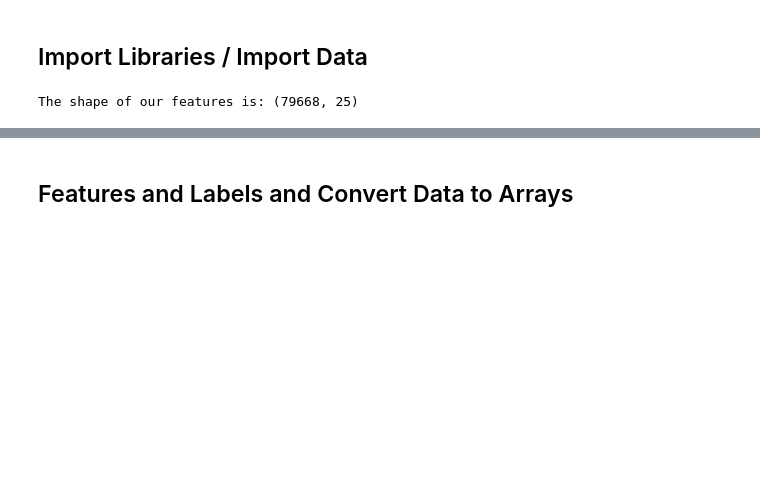
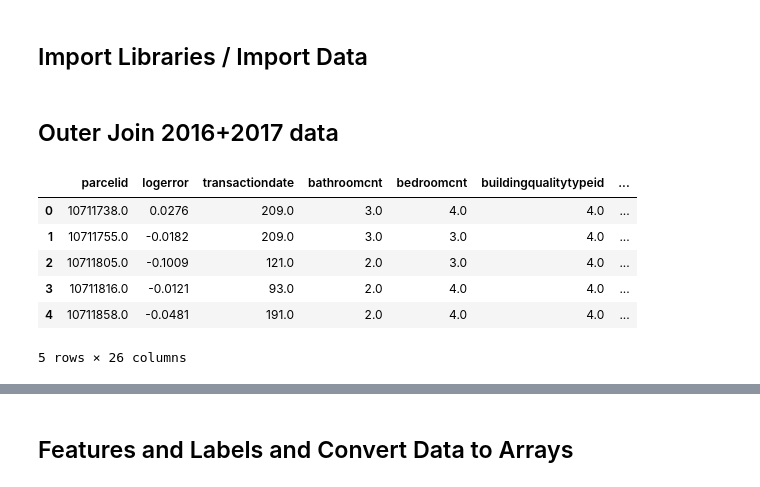
Before and after one commit to wisamb/ZillowHomeValuation, a Jupyter notebook: 11_Models_MLP.ipynb, the cells around one changed output, grey strips where cells are left out. Drawn from its saved outputs; the diff is of its cells as text; code cells hidden in the pictures; blank space fills up the shorter version.

```diff
--- a/11_Models_MLP.ipynb
+++ b/11_Models_MLP.ipynb
@@ -16,9 +10,5 @@ import seaborn as sns
 import matplotlib.pyplot as plt
 %matplotlib inline
 import mglearn
-# %%
-dataset = pd.read_csv("training_2016.csv", index_col=0, na_values=['NA'], sep=',',low_memory=False)
-dataset = dataset.drop('parcelid', axis = 1)
-print('The shape of our features is:', dataset.shape)
-# %% [output]
-The shape of our features is: (79668, 25)
+# %% [markdown]
+## Outer Join 2016+2017 data
@@ -24,0 +20,10 @@ The shape of our features is: (79668, 25)
+# %%
+dataset.head()
+# %% [output]
+|  | parcelid | logerror | transactiondate | bathroomcnt | bedroomcnt | buildingqualitytypeid | ... |
+| 0 | 10711738.0 | 0.0276 | 209.0 | 3.0 | 4.0 | 4.0 | ... |
+| 1 | 10711755.0 | -0.0182 | 209.0 | 3.0 | 3.0 | 4.0 | ... |
+| 2 | 10711805.0 | -0.1009 | 121.0 | 2.0 | 3.0 | 4.0 | ... |
+| 3 | 10711816.0 | -0.0121 | 93.0 | 2.0 | 4.0 | 4.0 | ... |
+| 4 | 10711858.0 | -0.0481 | 191.0 | 2.0 | 4.0 | 4.0 | ... |
+5 rows × 26 columns
```
Also changed, not shown: parts of 9 cells of this notebook.
